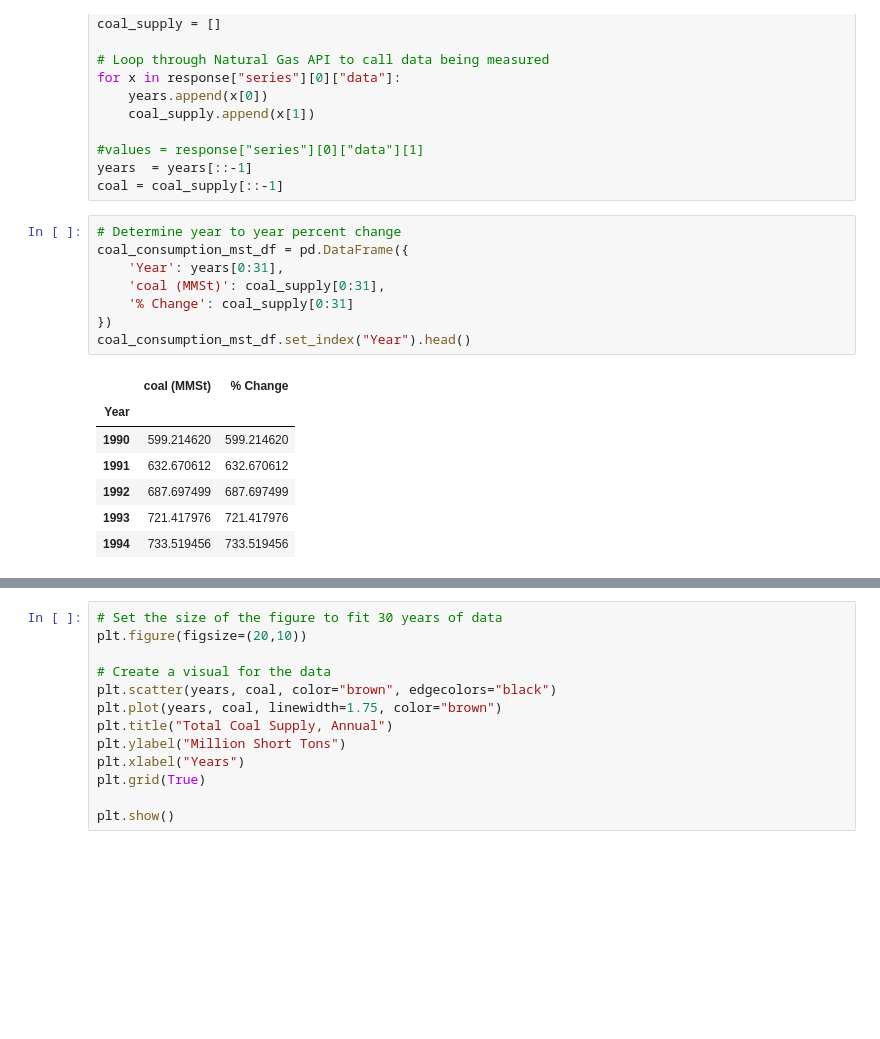
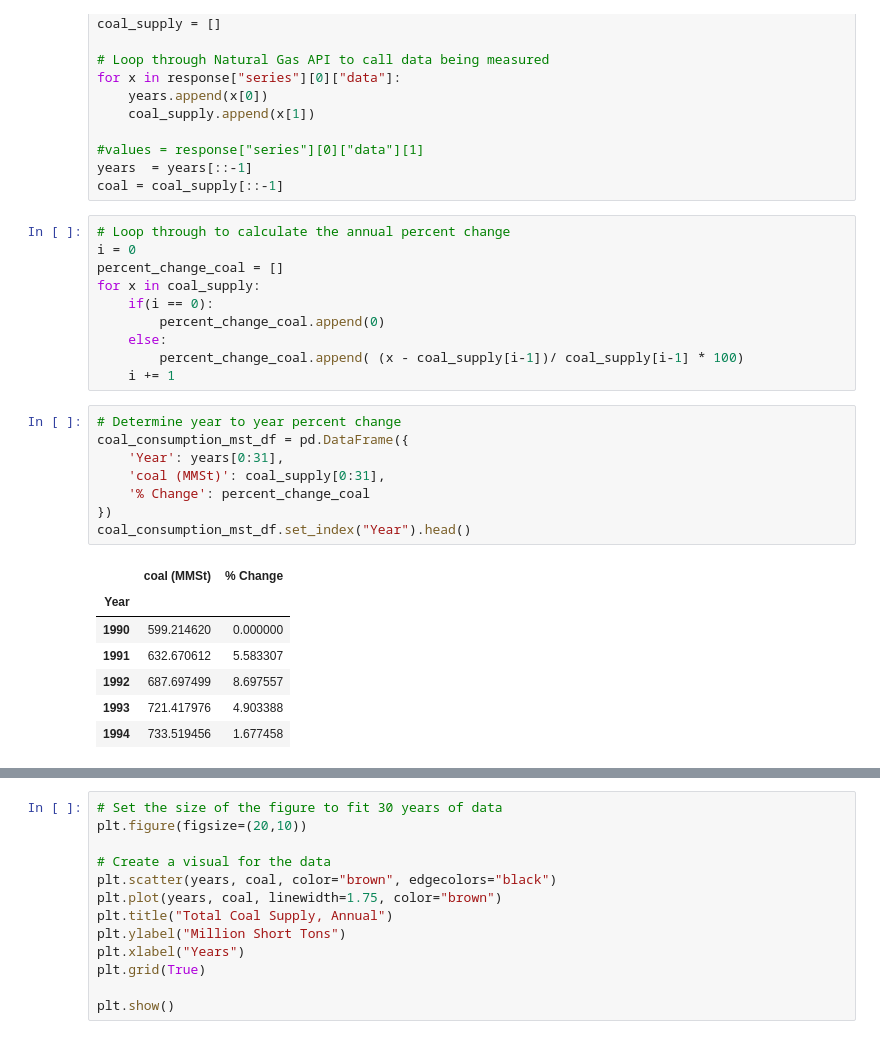
Before and after one commit to us-energy-analysis/Energy-analysis, a Jupyter notebook: USFossilFuelConsumption.ipynb, the cells around one changed output, grey strips where cells are left out. Saved outputs shown, nothing was run; the diff lists cells and outputs as text; blank space fills up the shorter version.

Commit message:
annual percent change

```diff
--- a/USFossilFuelConsumption.ipynb
+++ b/USFossilFuelConsumption.ipynb
@@ -178,19 +190,29 @@ for x in response["series"][0]["data"]:
 #values = response["series"][0]["data"][1]
 years  = years[::-1]
 coal = coal_supply[::-1]
+# %%
+# Loop through to calculate the annual percent change
+i = 0
+percent_change_coal = []
+for x in coal_supply:
+    if(i == 0):
+        percent_change_coal.append(0)
+    else:
+        percent_change_coal.append( (x - coal_supply[i-1])/ coal_supply[i-1] * 100)
+    i += 1
 # %%
 # Determine year to year percent change
 coal_consumption_mst_df = pd.DataFrame({
     'Year': years[0:31],
     'coal (MMSt)': coal_supply[0:31],
-    '% Change': coal_supply[0:31]
+    '% Change': percent_change_coal
 })
 coal_consumption_mst_df.set_index("Year").head()
 # %% [output]
 |  | coal (MMSt) | % Change |
 | Year |  |  |
-| 1990 | 599.214620 | 599.214620 |
-| 1991 | 632.670612 | 632.670612 |
-| 1992 | 687.697499 | 687.697499 |
-| 1993 | 721.417976 | 721.417976 |
-| 1994 | 733.519456 | 733.519456 |
+| 1990 | 599.214620 | 0.000000 |
+| 1991 | 632.670612 | 5.583307 |
+| 1992 | 687.697499 | 8.697557 |
+| 1993 | 721.417976 | 4.903388 |
+| 1994 | 733.519456 | 1.677458 |
```
Also changed, not shown: parts of 18 cells of this notebook, 1 other file.
